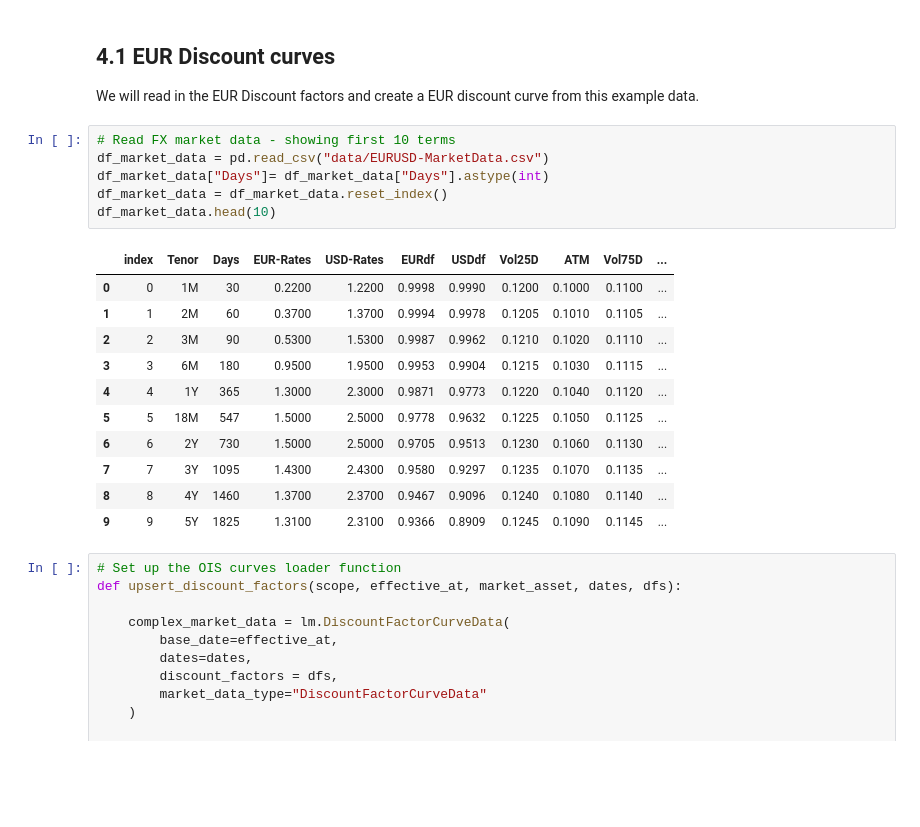
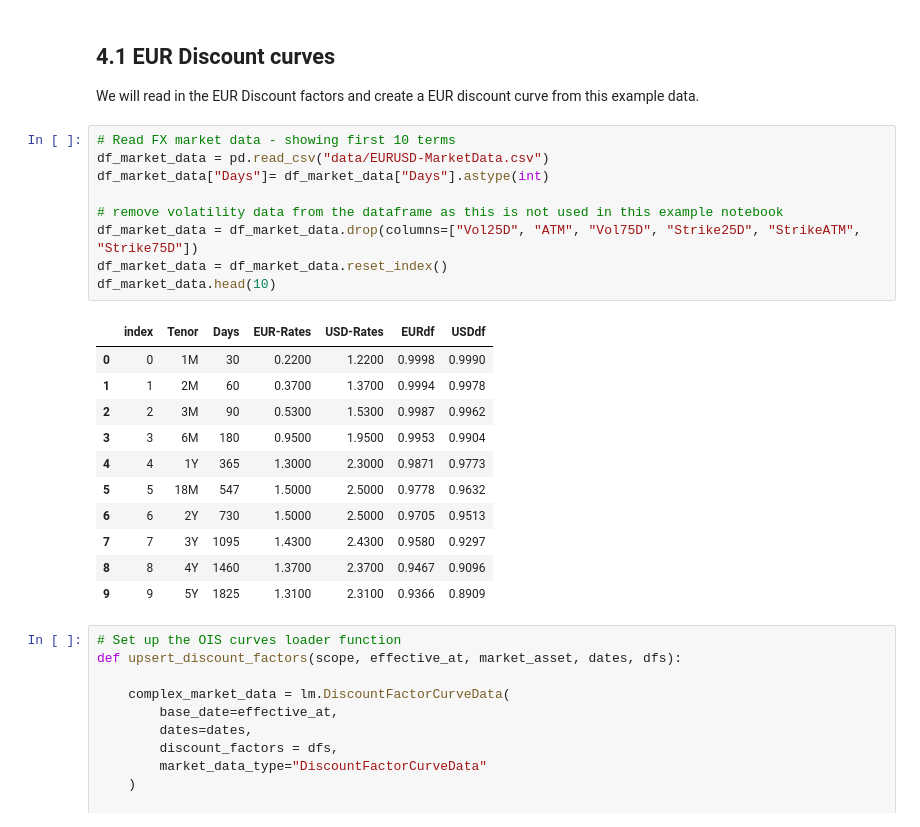
Before and after one commit to finbourne/sample-notebooks, a Jupyter notebook: examples/use-cases/instruments/Forward Rate Agreement.ipynb, the cells around one changed output. Saved outputs shown, nothing was run; the diff lists cells and outputs as text; blank space fills up the shorter version.

```diff
--- a/examples/use-cases/instruments/Forward Rate Agreement.ipynb
+++ b/examples/use-cases/instruments/Forward Rate Agreement.ipynb
@@ -225,21 +226,24 @@ We will read in the EUR Discount factors and create a EUR discount curve from th
 # %%
 # Read FX market data - showing first 10 terms
 df_market_data = pd.read_csv("data/EURUSD-MarketData.csv")
 df_market_data["Days"]= df_market_data["Days"].astype(int)
+
+# remove volatility data from the dataframe as this is not used in this example notebook
+df_market_data = df_market_data.drop(columns=["Vol25D", "ATM", "Vol75D", "Strike25D", "StrikeATM", "Strike75D"])
 df_market_data = df_market_data.reset_index()
 df_market_data.head(10)
 # %% [output]
-|  | index | Tenor | Days | EUR-Rates | USD-Rates | EURdf | USDdf | Vol25D | ATM | Vol75D | ... |
-| 0 | 0 | 1M | 30 | 0.2200 | 1.2200 | 0.9998 | 0.9990 | 0.1200 | 0.1000 | 0.1100 | ... |
-| 1 | 1 | 2M | 60 | 0.3700 | 1.3700 | 0.9994 | 0.9978 | 0.1205 | 0.1010 | 0.1105 | ... |
-| 2 | 2 | 3M | 90 | 0.5300 | 1.5300 | 0.9987 | 0.9962 | 0.1210 | 0.1020 | 0.1110 | ... |
-| 3 | 3 | 6M | 180 | 0.9500 | 1.9500 | 0.9953 | 0.9904 | 0.1215 | 0.1030 | 0.1115 | ... |
-| 4 | 4 | 1Y | 365 | 1.3000 | 2.3000 | 0.9871 | 0.9773 | 0.1220 | 0.1040 | 0.1120 | ... |
-| 5 | 5 | 18M | 547 | 1.5000 | 2.5000 | 0.9778 | 0.9632 | 0.1225 | 0.1050 | 0.1125 | ... |
-| 6 | 6 | 2Y | 730 | 1.5000 | 2.5000 | 0.9705 | 0.9513 | 0.1230 | 0.1060 | 0.1130 | ... |
-| 7 | 7 | 3Y | 1095 | 1.4300 | 2.4300 | 0.9580 | 0.9297 | 0.1235 | 0.1070 | 0.1135 | ... |
-| 8 | 8 | 4Y | 1460 | 1.3700 | 2.3700 | 0.9467 | 0.9096 | 0.1240 | 0.1080 | 0.1140 | ... |
-| 9 | 9 | 5Y | 1825 | 1.3100 | 2.3100 | 0.9366 | 0.8909 | 0.1245 | 0.1090 | 0.1145 | ... |
+|  | index | Tenor | Days | EUR-Rates | USD-Rates | EURdf | USDdf |
+| 0 | 0 | 1M | 30 | 0.2200 | 1.2200 | 0.9998 | 0.9990 |
+| 1 | 1 | 2M | 60 | 0.3700 | 1.3700 | 0.9994 | 0.9978 |
+| 2 | 2 | 3M | 90 | 0.5300 | 1.5300 | 0.9987 | 0.9962 |
+| 3 | 3 | 6M | 180 | 0.9500 | 1.9500 | 0.9953 | 0.9904 |
+| 4 | 4 | 1Y | 365 | 1.3000 | 2.3000 | 0.9871 | 0.9773 |
+| 5 | 5 | 18M | 547 | 1.5000 | 2.5000 | 0.9778 | 0.9632 |
+| 6 | 6 | 2Y | 730 | 1.5000 | 2.5000 | 0.9705 | 0.9513 |
+| 7 | 7 | 3Y | 1095 | 1.4300 | 2.4300 | 0.9580 | 0.9297 |
+| 8 | 8 | 4Y | 1460 | 1.3700 | 2.3700 | 0.9467 | 0.9096 |
+| 9 | 9 | 5Y | 1825 | 1.3100 | 2.3100 | 0.9366 | 0.8909 |
 # %%
 # Set up the OIS curves loader function
 def upsert_discount_factors(scope, effective_at, market_asset, dates, dfs):
```
Also changed, not shown: parts of 16 cells of this notebook.
